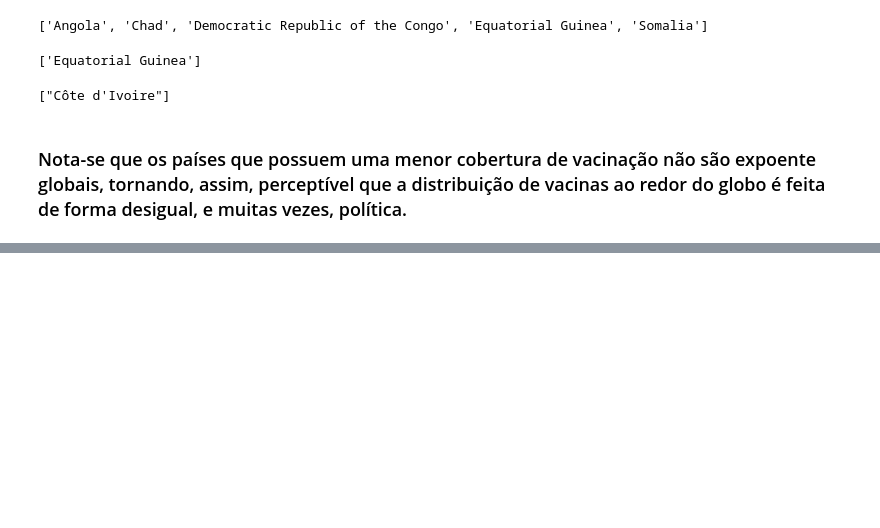
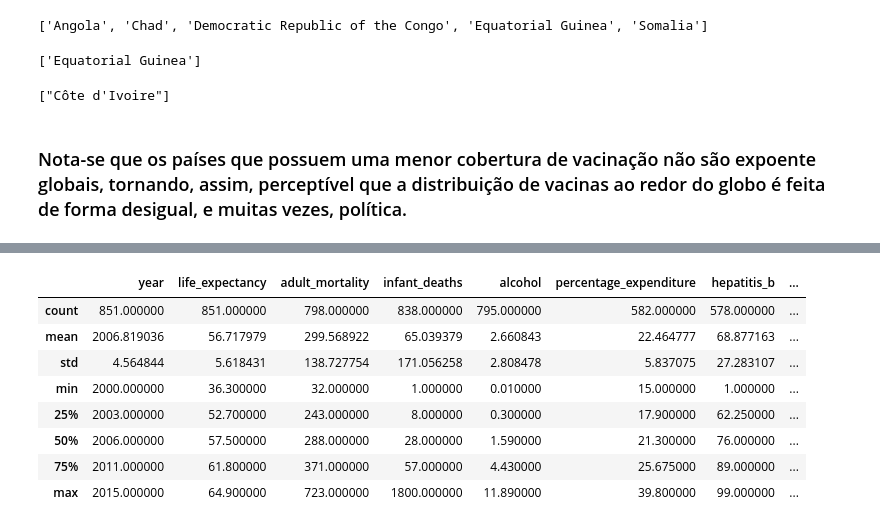
Before and after one commit to Vlarck/ICD, a Jupyter notebook: Projeto/Projeto_final.ipynb, the cells around one changed output, grey strips where cells are left out. Cells and saved outputs as stored; diff of their text form; code cells hidden in the pictures; blank space fills up the shorter version.

```diff
--- a/Projeto/Projeto_final.ipynb
+++ b/Projeto/Projeto_final.ipynb
@@ -536,0 +566,13 @@ print (lista_hepatite_min)
+# %%
+b=df.loc[df.life_expectancy < 65]
+b.loc[df.life_expectancy > 35].describe()
+# %% [output]
+|  | year | life_expectancy | adult_mortality | infant_deaths | alcohol | percentage_expenditure | hepatitis_b | ... |
+| count | 851.000000 | 851.000000 | 798.000000 | 838.000000 | 795.000000 | 582.000000 | 578.000000 | ... |
+| mean | 2006.819036 | 56.717979 | 299.568922 | 65.039379 | 2.660843 | 22.464777 | 68.877163 | ... |
+| std | 4.564844 | 5.618431 | 138.727754 | 171.056258 | 2.808478 | 5.837075 | 27.283107 | ... |
+| min | 2000.000000 | 36.300000 | 32.000000 | 1.000000 | 0.010000 | 15.000000 | 1.000000 | ... |
+| 25% | 2003.000000 | 52.700000 | 243.000000 | 8.000000 | 0.300000 | 17.900000 | 62.250000 | ... |
+| 50% | 2006.000000 | 57.500000 | 288.000000 | 28.000000 | 1.590000 | 21.300000 | 76.000000 | ... |
+| 75% | 2011.000000 | 61.800000 | 371.000000 | 57.000000 | 4.430000 | 25.675000 | 89.000000 | ... |
+| max | 2015.000000 | 64.900000 | 723.000000 | 1800.000000 | 11.890000 | 39.800000 | 99.000000 | ... |
```
Also changed, not shown: parts of 7 cells of this notebook.
